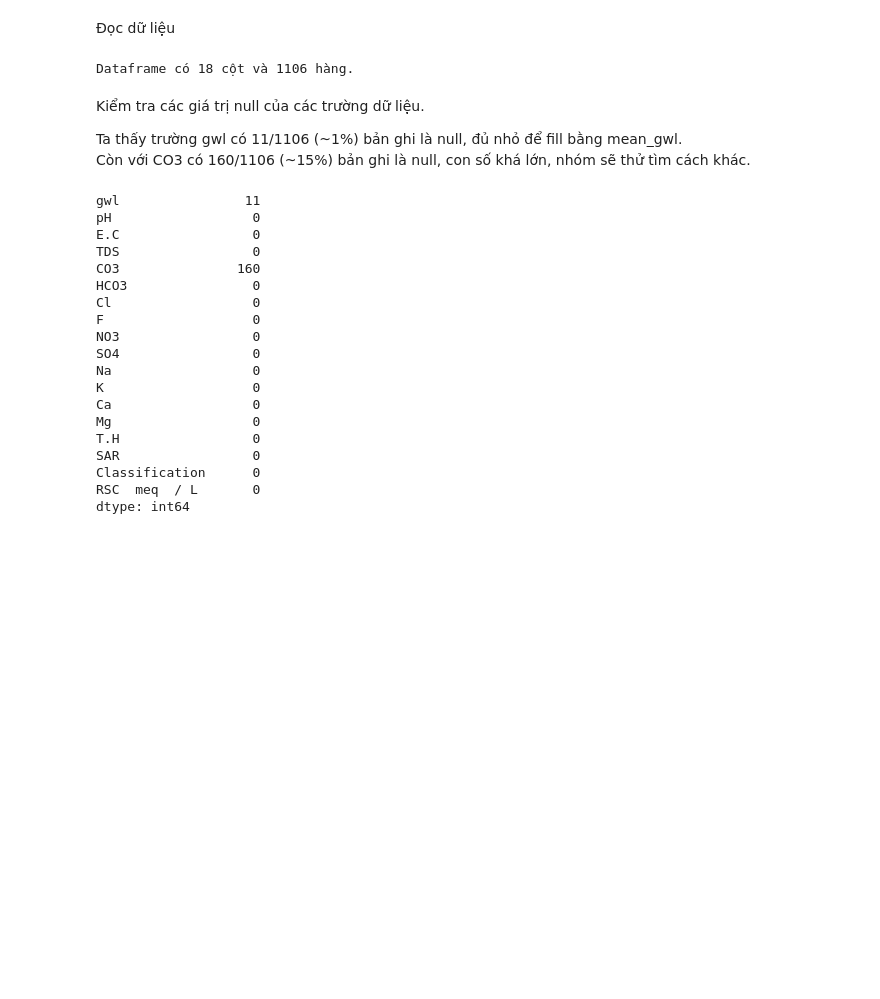
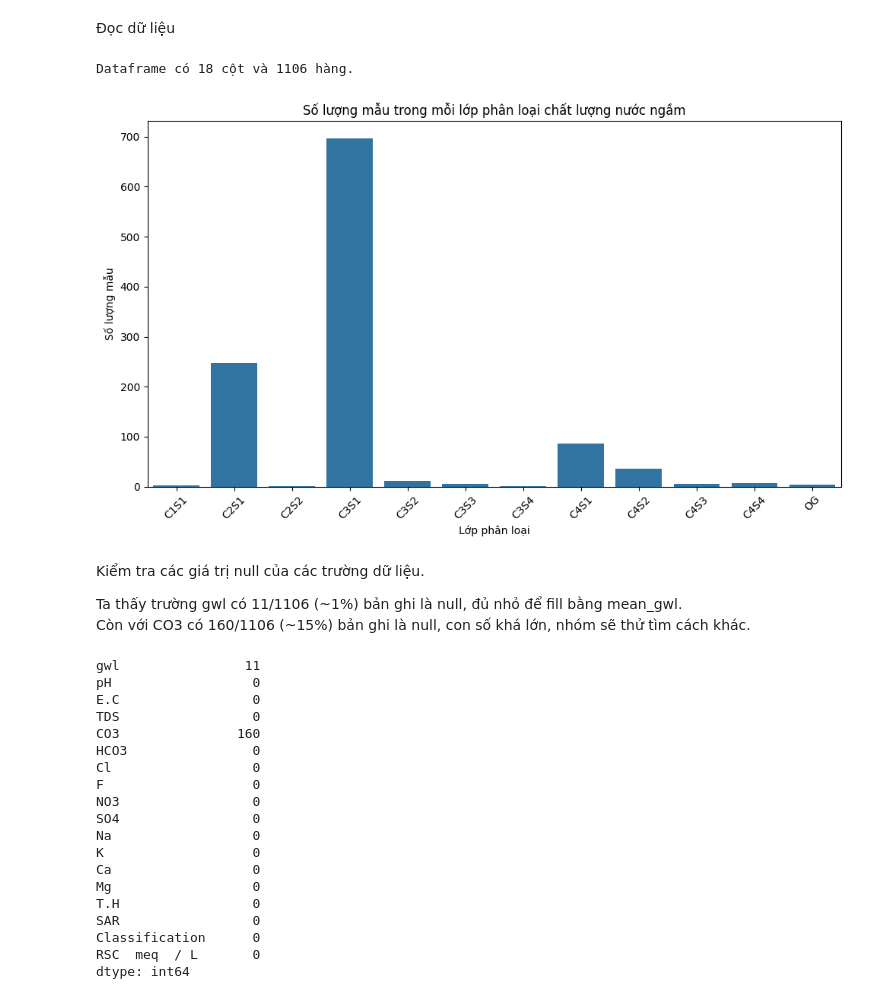
Before and after one commit to Dr-Vphuc/Ground_Water_Classifier, a Jupyter notebook: notebook/a_preprocessing.ipynb, the cells around one changed output. Saved outputs shown, nothing was run; the diff lists cells and outputs as text; code cells hidden in the pictures; blank space fills up the shorter version.

```diff
--- a/notebook/a_preprocessing.ipynb
+++ b/notebook/a_preprocessing.ipynb
@@ -98,6 +98,19 @@ df = df.drop(columns=['sno', 'district', 'mandal', 'village', 'lat_gis', 'long_g
 print(f"Dataframe có {df.shape[1]} cột và {df.shape[0]} hàng.")
 # %% [output]
 Dataframe có 18 cột và 1106 hàng.
+# %%
+# đếm số lượng mẫu trong mỗi lớp
+class_counts = df['Classification'].value_counts().sort_index()
+plt.figure(figsize=(10, 6))
+sns.barplot(x=class_counts.index, y=class_counts.values)
+plt.title('Số lượng mẫu trong mỗi lớp phân loại chất lượng nước ngầm')
+plt.xlabel('Lớp phân loại')
+plt.ylabel('Số lượng mẫu')
+plt.xticks(rotation=45)
+plt.tight_layout()
+plt.show()
+# %% [output]
+[figure, added]
 # %% [markdown]
 Kiểm tra các giá trị null của các trường dữ liệu.
 
```
Also changed, not shown: 1 other file.
